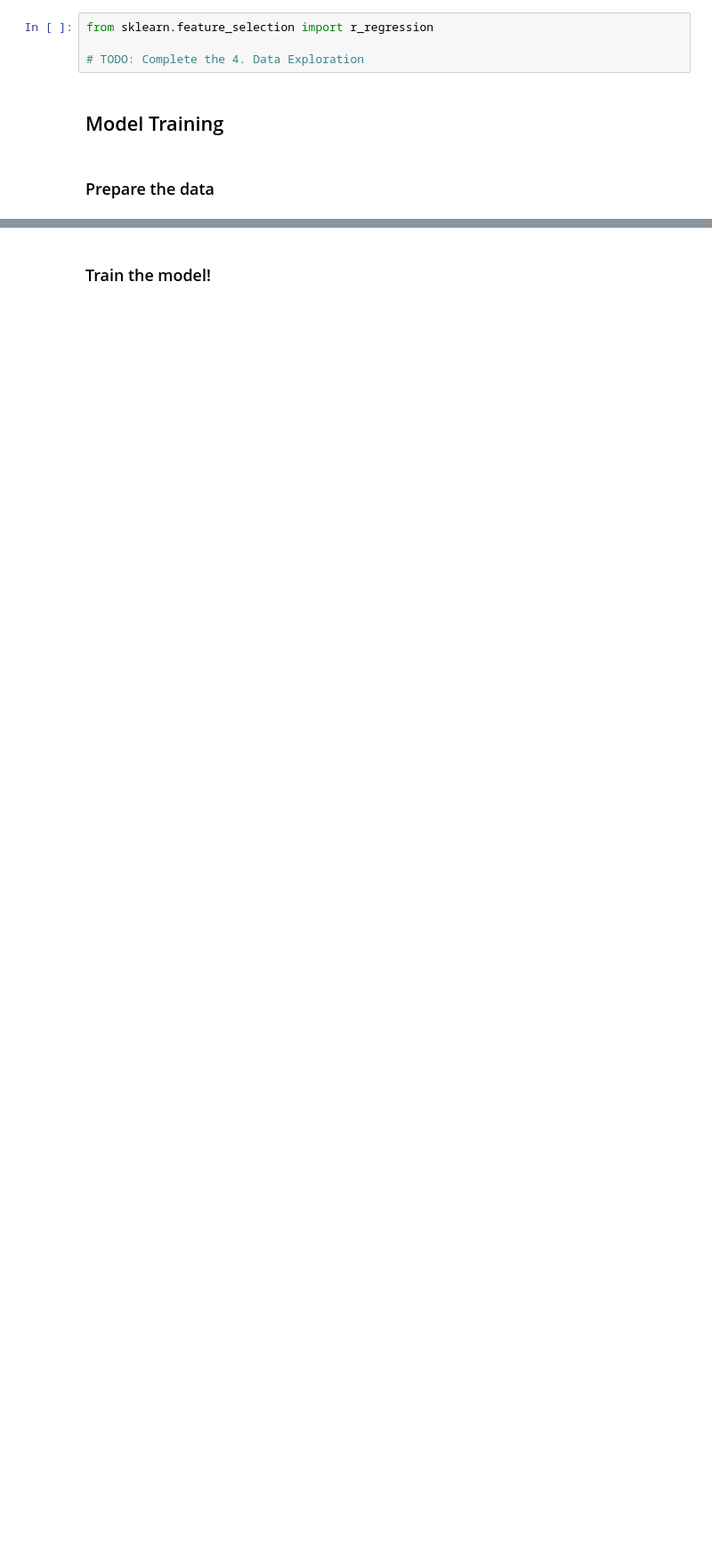
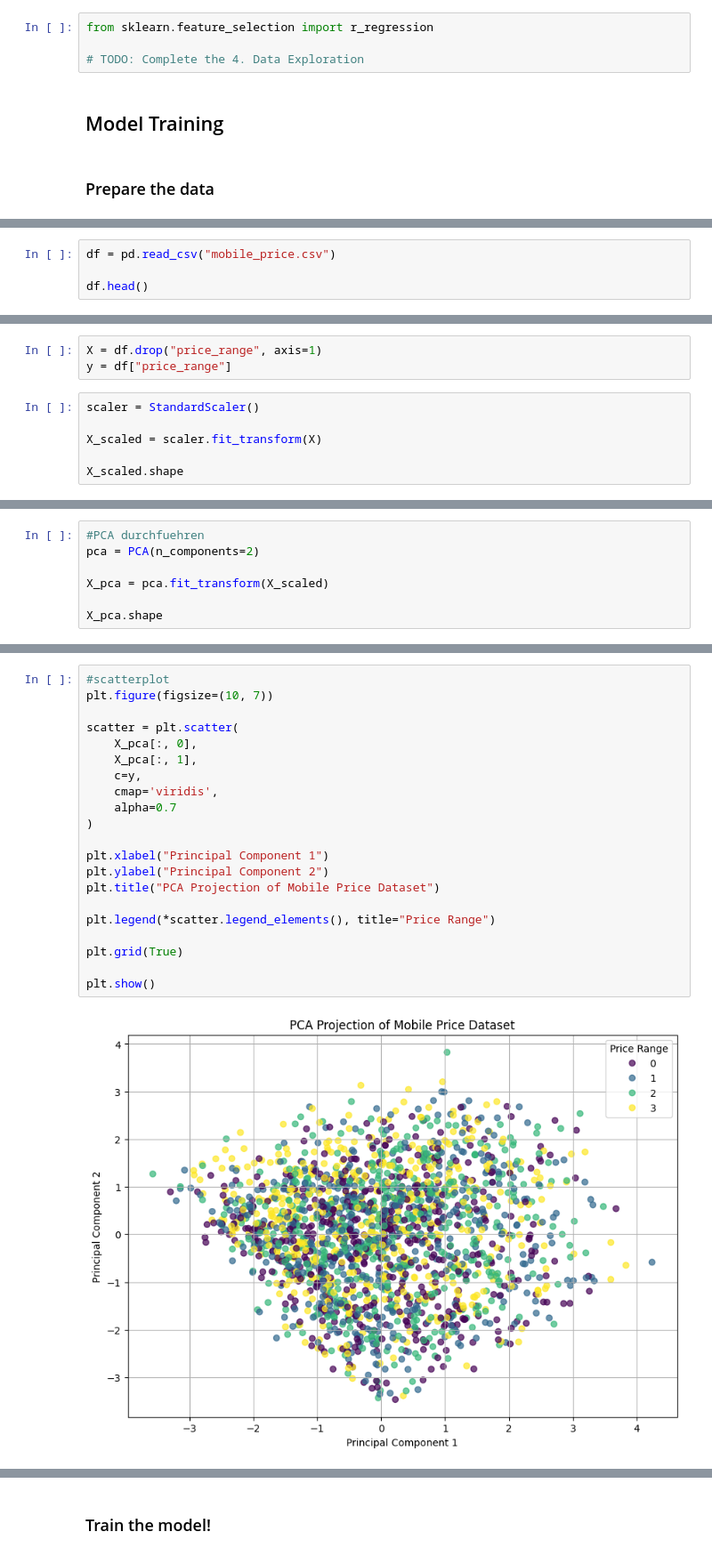
Before and after one commit to JanaAlisa2010/Jana_DM2026-Assignment-2, a Jupyter notebook: Real_World_Classification.ipynb, the cells around one changed output, grey strips where cells are left out. Shown at 89% size. Drawn from its saved outputs; the diff is of its cells as text; blank space fills up the shorter version.

```diff
--- a/Real_World_Classification.ipynb
+++ b/Real_World_Classification.ipynb
@@ -251,0 +265,4 @@ y_train unique: [0 1]
+# %%
+df = pd.read_csv("mobile_price.csv")
+
+df.head()
@@ -251,0 +550,9 @@ y_train unique: [0 1]
+# %%
+X = df.drop("price_range", axis=1)
+y = df["price_range"]
+# %%
+scaler = StandardScaler()
+
+X_scaled = scaler.fit_transform(X)
+
+X_scaled.shape
@@ -251,0 +561,7 @@ y_train unique: [0 1]
+# %%
+#PCA durchfuehren
+pca = PCA(n_components=2)
+
+X_pca = pca.fit_transform(X_scaled)
+
+X_pca.shape
@@ -251,0 +570,23 @@ y_train unique: [0 1]
+# %%
+#scatterplot
+plt.figure(figsize=(10, 7))
+
+scatter = plt.scatter(
+    X_pca[:, 0],
+    X_pca[:, 1],
+    c=y,
+    cmap='viridis',
+    alpha=0.7
+)
+
+plt.xlabel("Principal Component 1")
+plt.ylabel("Principal Component 2")
+plt.title("PCA Projection of Mobile Price Dataset")
+
+plt.legend(*scatter.legend_elements(), title="Price Range")
+
+plt.grid(True)
+
+plt.show()
+# %% [output]
+[figure, added]
```
Also changed, not shown: parts of 51 cells of this notebook, 1 other file.
